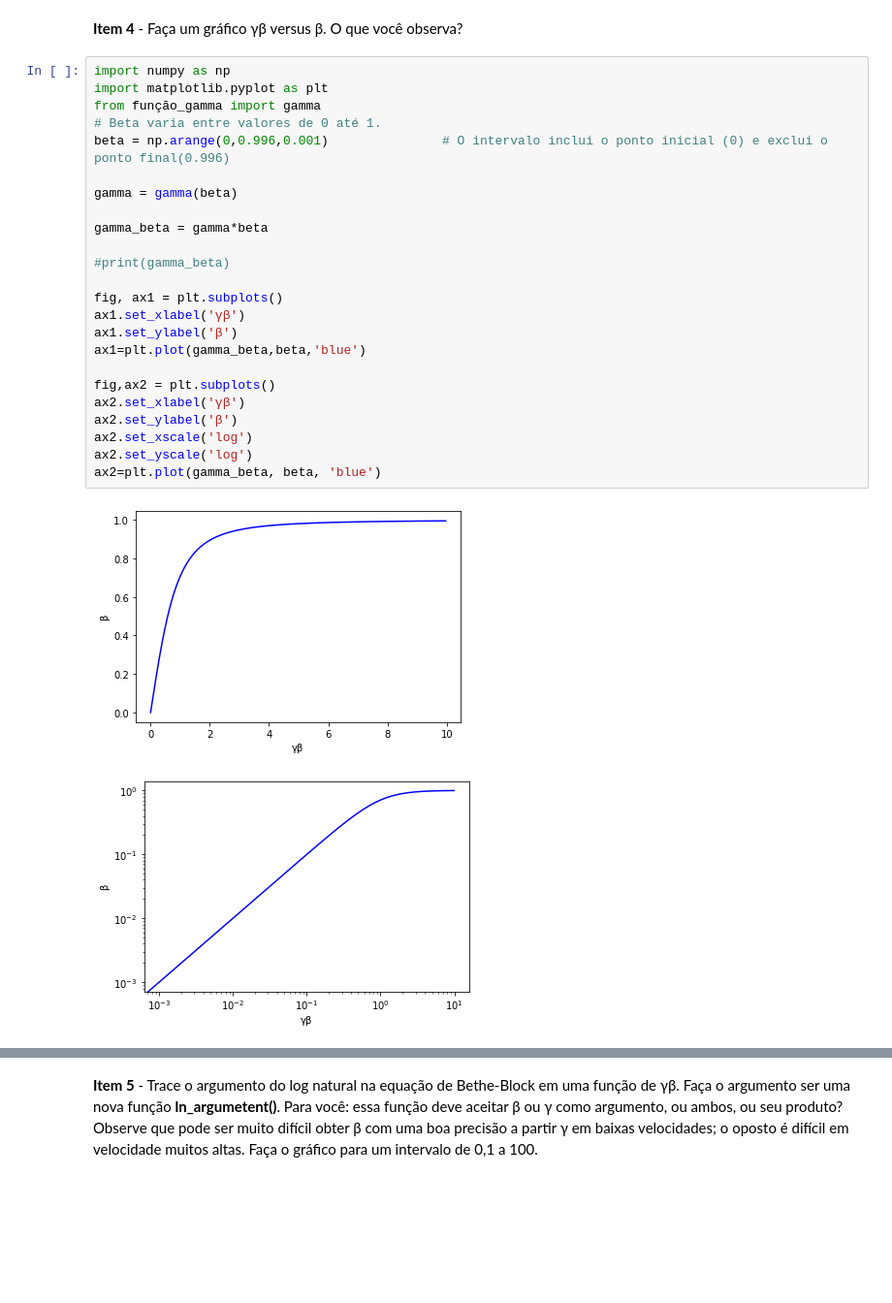
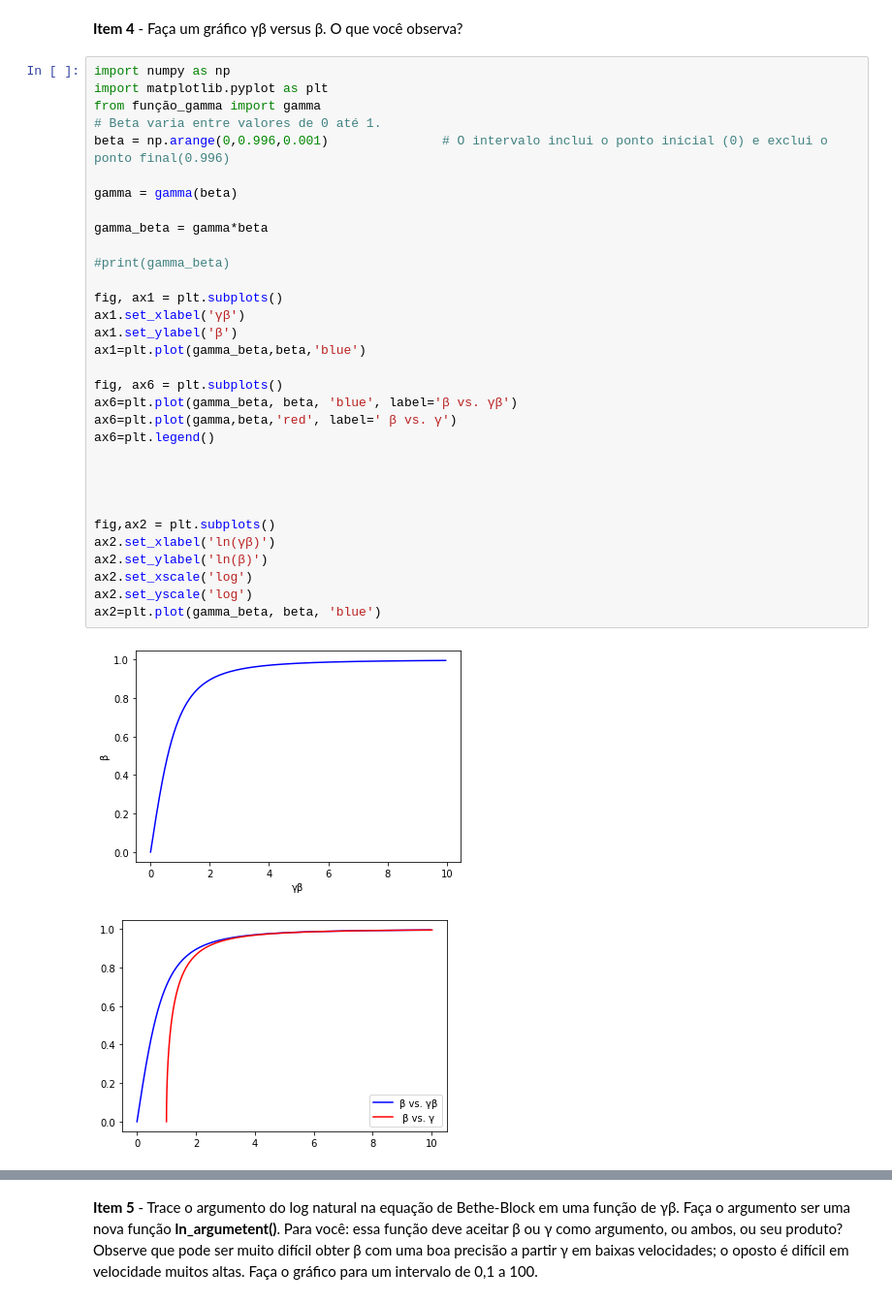
Before and after one commit to JMateusNSilva/python_uerj_2020_2, a Jupyter notebook: projeto01/projeto01_Bethe_Block_equation.ipynb, the cells around one changed output, grey strips where cells are left out. Shown at 97% size. Drawn from its saved outputs; the diff is of its cells as text; blank space fills up the shorter version.

```diff
--- a/projeto01/projeto01_Bethe_Block_equation.ipynb
+++ b/projeto01/projeto01_Bethe_Block_equation.ipynb
@@ -81,27 +81,35 @@ plt.show()
 # %%
 import numpy as np
 import matplotlib.pyplot as plt
 from função_gamma import gamma
 # Beta varia entre valores de 0 até 1.
 beta = np.arange(0,0.996,0.001)               # O intervalo inclui o ponto inicial (0) e exclui o ponto final(0.996)
 
 gamma = gamma(beta)
 
 gamma_beta = gamma*beta
 
 #print(gamma_beta)
 
 fig, ax1 = plt.subplots()
 ax1.set_xlabel('γβ')
 ax1.set_ylabel('β')
 ax1=plt.plot(gamma_beta,beta,'blue')
 
+fig, ax6 = plt.subplots()
+ax6=plt.plot(gamma_beta, beta, 'blue', label='β vs. γβ')
+ax6=plt.plot(gamma,beta,'red', label=' β vs. γ')
+ax6=plt.legend()
+
+
+
+
 fig,ax2 = plt.subplots()
-ax2.set_xlabel('γβ')
-ax2.set_ylabel('β')
+ax2.set_xlabel('ln(γβ)')
+ax2.set_ylabel('ln(β)')
 ax2.set_xscale('log')
 ax2.set_yscale('log')
 ax2=plt.plot(gamma_beta, beta, 'blue')
 # %% [output]
 [figure]
-[figure, old version]
+[figure, new version]
```
Also changed, not shown: parts of 2 cells of this notebook.
